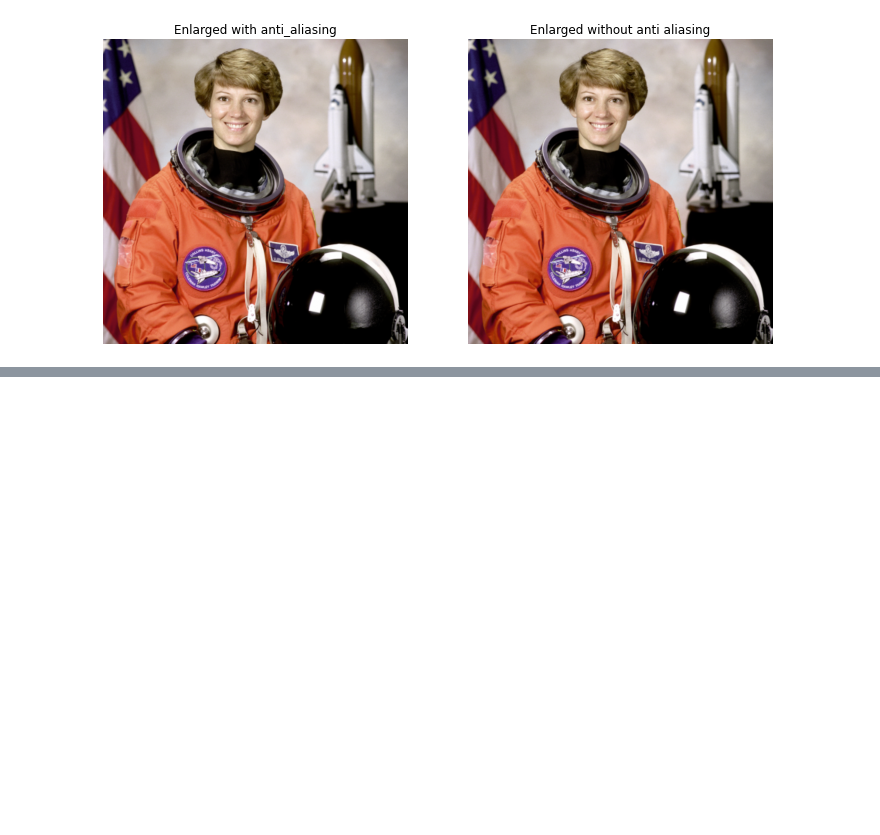
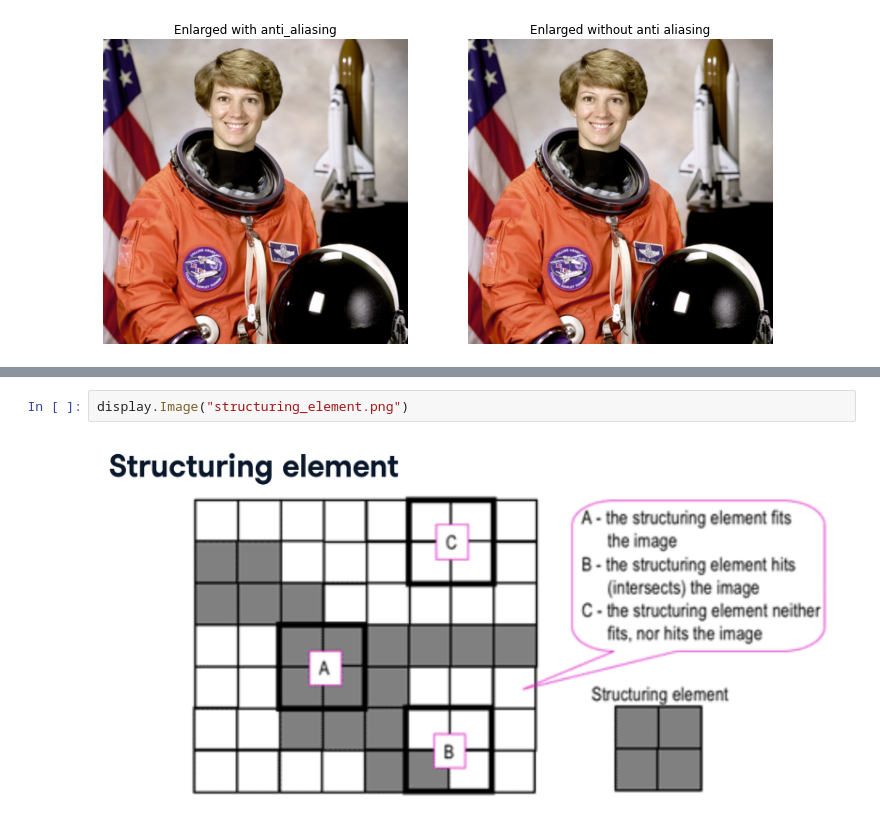
Before and after one commit to anmorgan24/Springboard, a Jupyter notebook: Notes/Image_Processing/Image_Processing_03.ipynb, the cells around one changed output, grey strips where cells are left out. Drawn from its saved outputs; the diff is of its cells as text; blank space fills up the shorter version.

```diff
--- a/Notes/Image_Processing/Image_Processing_03.ipynb
+++ b/Notes/Image_Processing/Image_Processing_03.ipynb
@@ -212,0 +235,4 @@ show_image(image_resized, 'Resized image')
+# %%
+display.Image("structuring_element.png")
+# %% [output]
+[figure, added]
```
Also changed, not shown: parts of 25 cells of this notebook, 2 other files.
